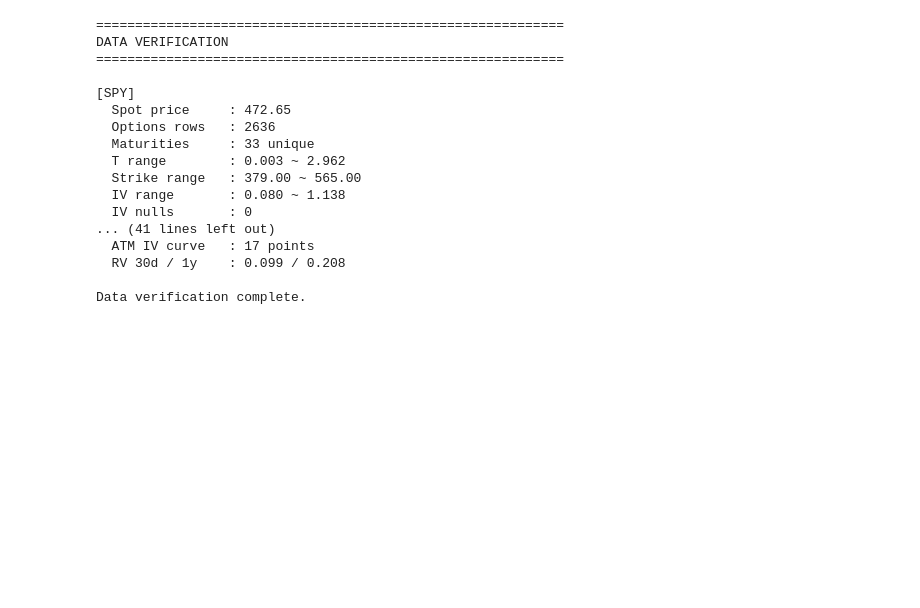
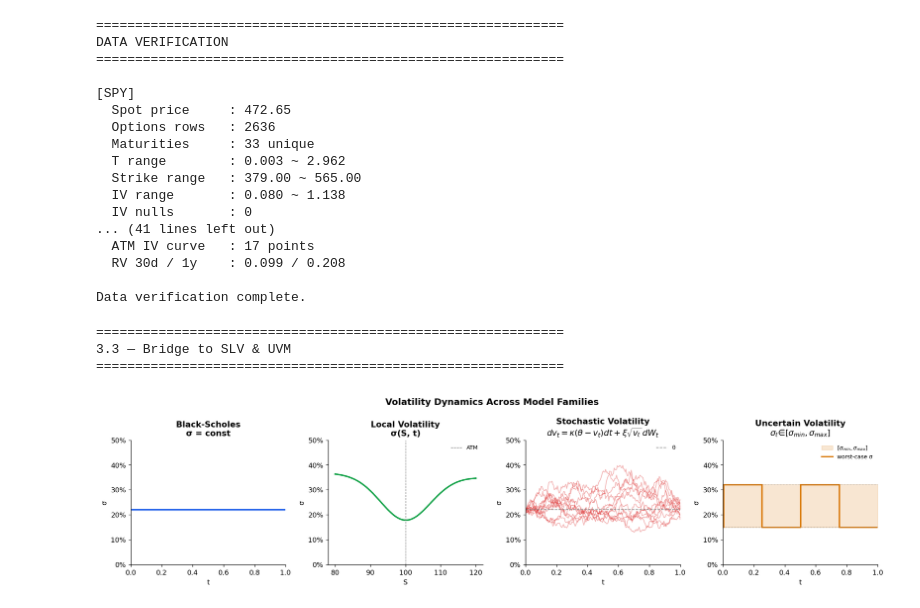
Before and after one commit to Seanjeon0220/project, a Jupyter notebook: quant/HKUTG/sem2/part3.ipynb, the cells around one changed output. Drawn from its saved outputs; the diff is of its cells as text; code cells hidden in the pictures; blank space fills up the shorter version.

```diff
--- a/quant/HKUTG/sem2/part3.ipynb
+++ b/quant/HKUTG/sem2/part3.ipynb
@@ -768,0 +852,11 @@ Data verification complete.
+# %%
+print("=" * 60)
+print("3.3 — Bridge to SLV & UVM")
+print("=" * 60)
+
+plot_vol_model_taxonomy()
+# %% [output]
+============================================================
+3.3 — Bridge to SLV & UVM
+============================================================
+[figure, added]
```
Also changed, not shown: parts of 1 cell of this notebook.
